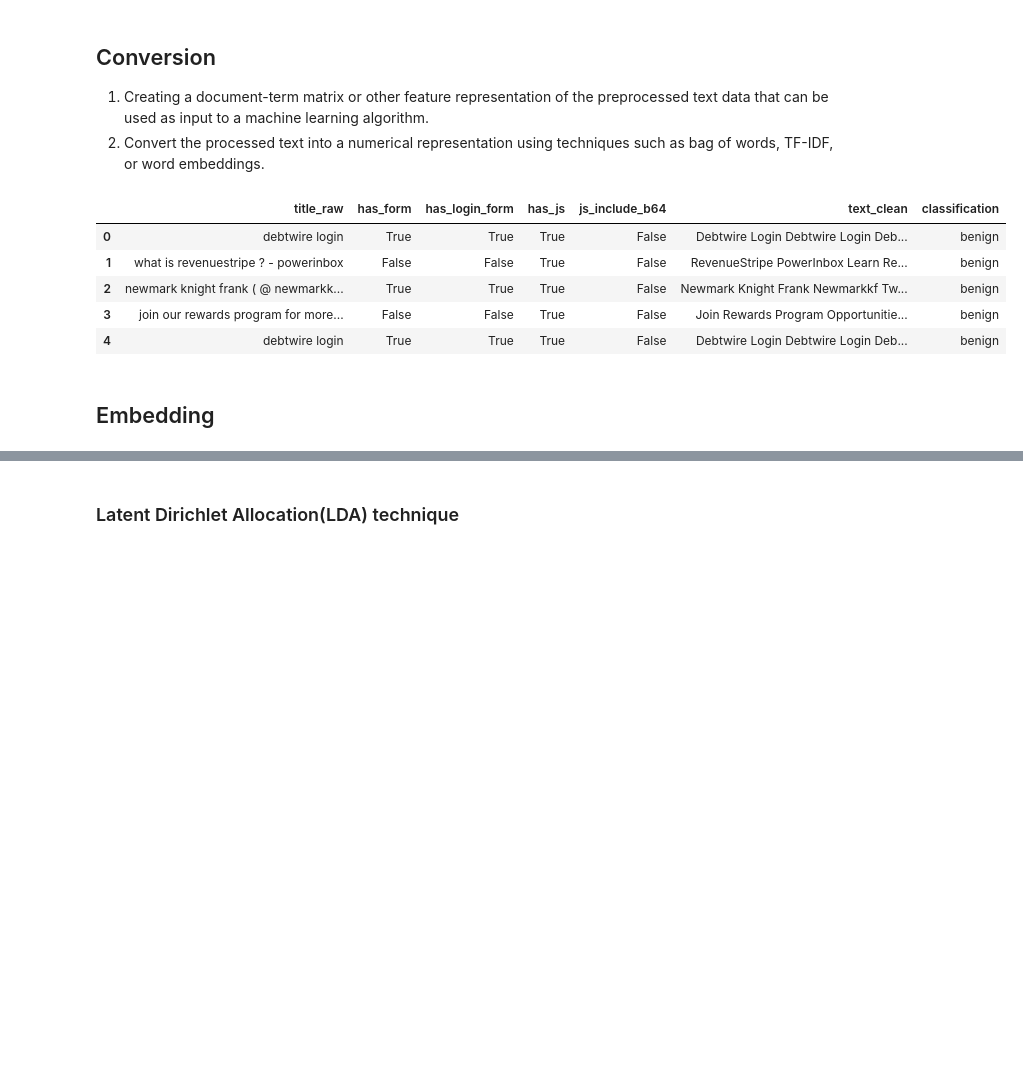
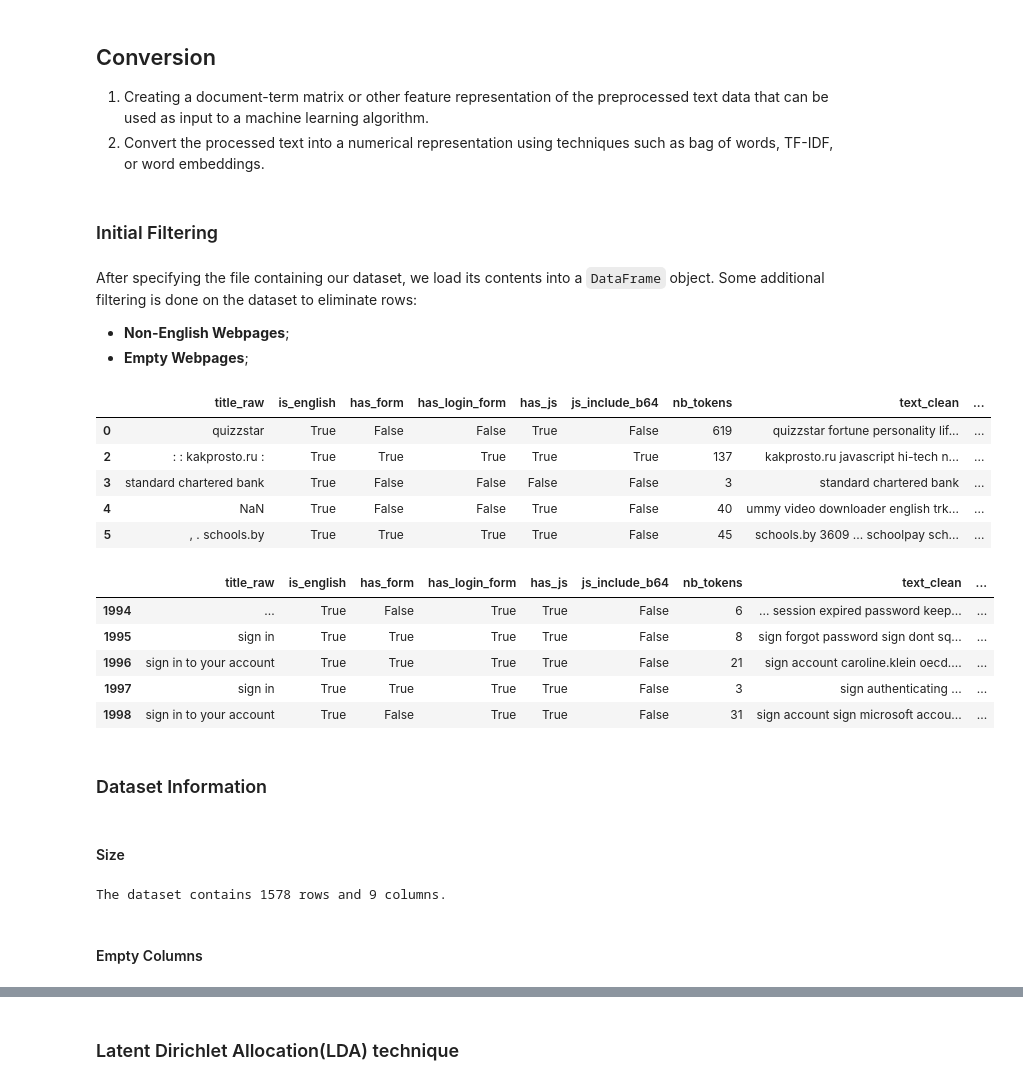
Before and after one commit to DeepCodeSec/ml1000-p3, a Jupyter notebook: notebooks/p3.ipynb, the cells around one changed output, grey strips where cells are left out. Cells and saved outputs as stored; diff of their text form; code cells hidden in the pictures; blank space fills up the shorter version.

```diff
--- a/notebooks/p3.ipynb
+++ b/notebooks/p3.ipynb
@@ -48,21 +64,55 @@ To preprocess raw text from webpages for classification using pycaret, you can f
 1. Convert the processed text into a numerical representation using techniques such as bag of words, TF-IDF, or word embeddings.
 # %%
 #@title Data Source
-datafile = "./sample_data/data.csv" #@param {type:"string"}
+datafile = "./sample_data/data-2000.csv" #@param {type:"string"}
+# %% [markdown]
+### Initial Filtering
+# %% [markdown]
+After specifying the file containing our dataset, we load its contents into a `DataFrame` object. Some additional filtering is done on the dataset to eliminate rows:
+
+* **Non-English Webpages**;
+* **Empty Webpages**;
+# %%
+#@title Filtering Options
+english_only = True #@param {type:"boolean"}
+min_tokens = 3 #@param {type:"integer"}
 # %%
 import pandas as pd
 
 # Read the CSV containing the extracted data from the webpages
 df = pd.read_csv(datafile)
 
+# remove rows containing foreign languages
+if english_only:
+  df = df[df['is_english'] == True]
+# Keep rows with at least 3 tokens in the `text_clean` column
+df = df[df['nb_tokens'] >= min_tokens ]
+# Remove misclassified rows
+df = df[(df['classification'] == 'benign') | (df['classification'] == 'malicious')]
+
 # Show a sample of the data
-df.head()
+display(df.head(5))
+display(df.tail(5))
 # %% [output]
-|  | title_raw | has_form | has_login_form | has_js | js_include_b64 | text_clean | classification |
-| 0 | debtwire login | True | True | True | False | Debtwire Login Debtwire Login Deb... | benign |
-| 1 | what is revenuestripe ? - powerinbox | False | False | True | False | RevenueStripe PowerInbox Learn Re... | benign |
-| 2 | newmark knight frank ( @ newmarkk... | True | True | True | False | Newmark Knight Frank Newmarkkf Tw... | benign |
-| 3 | join our rewards program for more... | False | False | True | False | Join Rewards Program Opportunitie... | benign |
-| 4 | debtwire login | True | True | True | False | Debtwire Login Debtwire Login Deb... | benign |
+|  | title_raw | is_english | has_form | has_login_form | has_js | js_include_b64 | nb_tokens | text_clean | ... |
+| 0 | quizzstar | True | False | False | True | False | 619 | quizzstar fortune personality lif... | ... |
+| 2 | : : kakprosto.ru : | True | True | True | True | True | 137 | kakprosto.ru javascript hi-tech n... | ... |
+| 3 | standard chartered bank | True | False | False | False | False | 3 | standard chartered bank | ... |
+| 4 | NaN | True | False | False | True | False | 40 | ummy video downloader english trk... | ... |
+| 5 | , . schools.by | True | True | True | True | False | 45 | schools.by 3609 ... schoolpay sch... | ... |
+|  | title_raw | is_english | has_form | has_login_form | has_js | js_include_b64 | nb_tokens | text_clean | ... |
+| 1994 | ... | True | False | True | True | False | 6 | ... session expired password keep... | ... |
+| 1995 | sign in | True | True | True | True | False | 8 | sign forgot password sign dont sq... | ... |
+| 1996 | sign in to your account | True | True | True | True | False | 21 | sign account caroline.klein oecd.... | ... |
+| 1997 | sign in | True | True | True | True | False | 3 | sign authenticating ... | ... |
+| 1998 | sign in to your account | True | False | True | True | False | 31 | sign account sign microsoft accou... | ... |
+# %% [markdown]
+### Dataset Information
 # %% [markdown]
-## Embedding
+#### Size
+# %%
+print(f"The dataset contains {df.shape[0]} rows and {df.shape[1]} columns.")
+# %% [output]
+The dataset contains 1578 rows and 9 columns.
+# %% [markdown]
+#### Empty Columns
```
Also changed, not shown: parts of 54 cells of this notebook.
